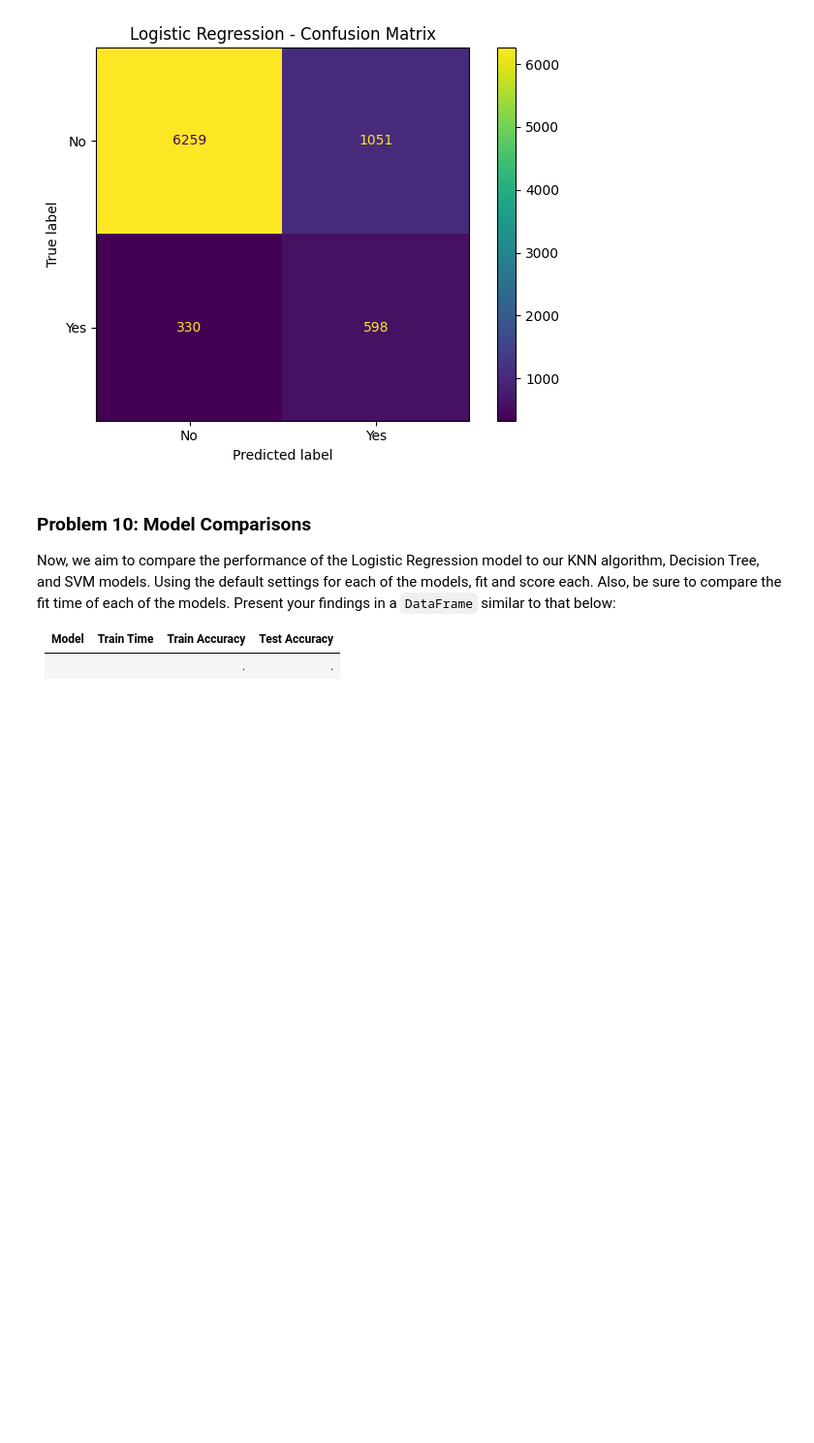
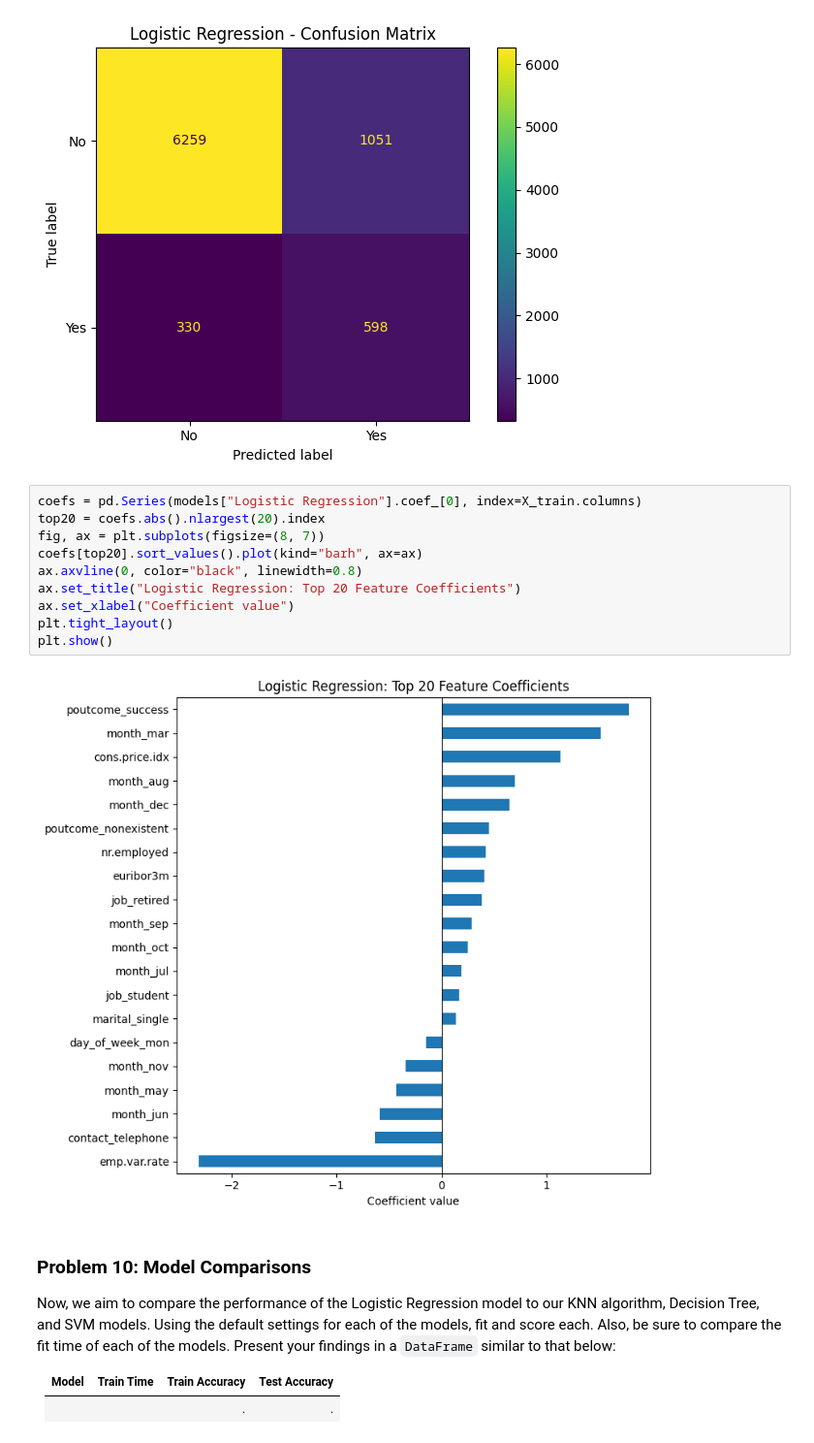
Before and after one commit to thechiangsta/UCB-Module-17-Assignment, a Jupyter notebook: classification_comparisons.ipynb, the cells around one changed output. Shown at 97% size. Saved outputs shown, nothing was run; the diff lists cells and outputs as text; blank space fills up the shorter version.

```diff
--- a/classification_comparisons.ipynb
+++ b/classification_comparisons.ipynb
@@ -320,6 +328,18 @@ plt.tight_layout()
 plt.show()
 # %% [output]
 [figure]
+# %%
+coefs = pd.Series(models["Logistic Regression"].coef_[0], index=X_train.columns)
+top20 = coefs.abs().nlargest(20).index
+fig, ax = plt.subplots(figsize=(8, 7))
+coefs[top20].sort_values().plot(kind="barh", ax=ax)
+ax.axvline(0, color="black", linewidth=0.8)
+ax.set_title("Logistic Regression: Top 20 Feature Coefficients")
+ax.set_xlabel("Coefficient value")
+plt.tight_layout()
+plt.show()
+# %% [output]
+[figure, added]
 # %% [markdown]
 ### Problem 10: Model Comparisons
 
```
Also changed, not shown: parts of 15 cells of this notebook.
